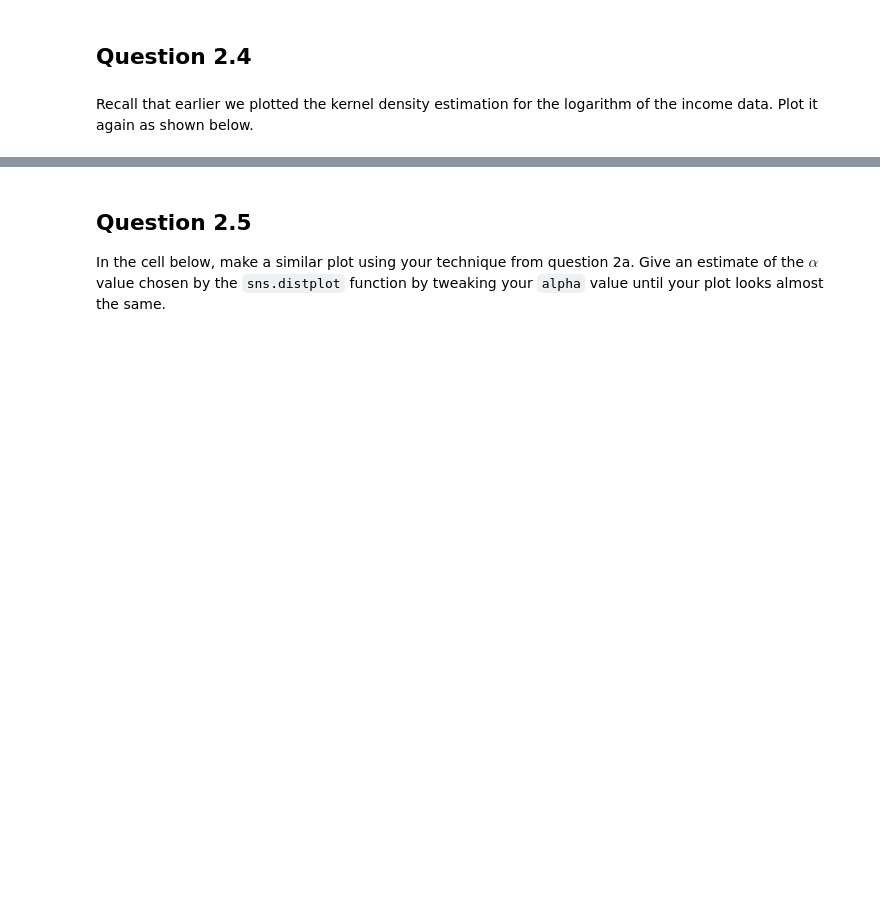
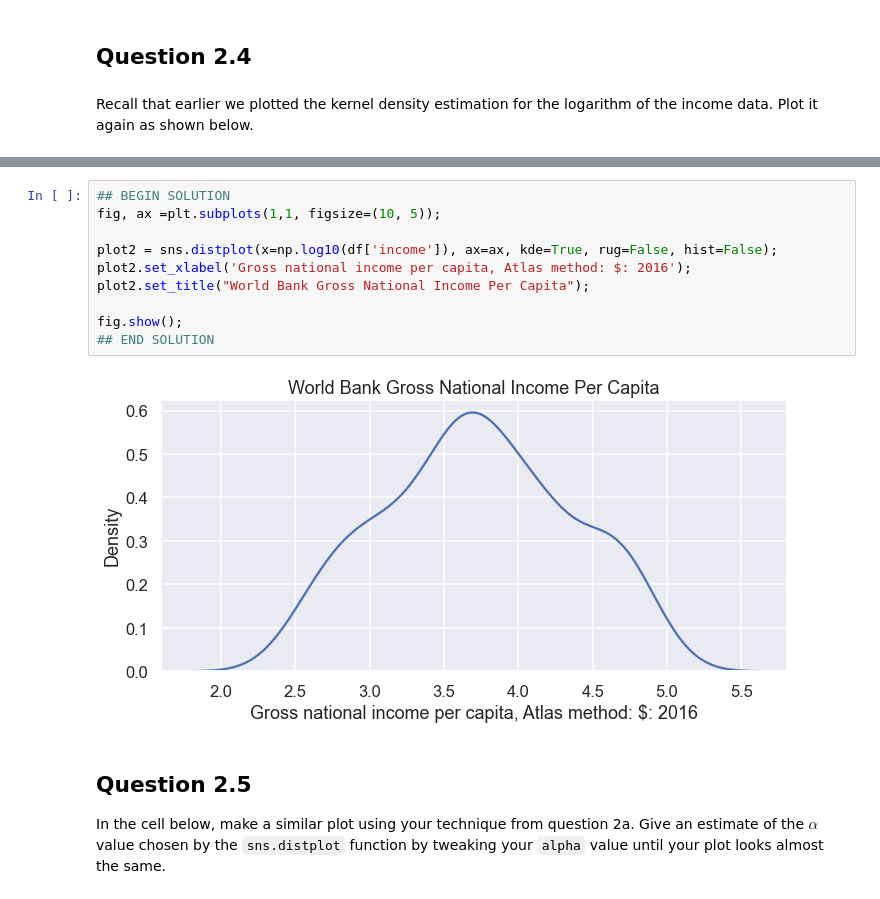
Before and after one commit to JakeTc/DSLabs, a Jupyter notebook: Lab 4/91_jt919_Lab4.ipynb, the cells around one changed output, grey strips where cells are left out. Saved outputs shown, nothing was run; the diff lists cells and outputs as text; blank space fills up the shorter version.

```diff
--- a/Lab 4/91_jt919_Lab4.ipynb
+++ b/Lab 4/91_jt919_Lab4.ipynb
@@ -353,3 +351,15 @@ Recall that earlier we plotted the kernel density estimation for the logarithm o
+# %%
+## BEGIN SOLUTION
+fig, ax =plt.subplots(1,1, figsize=(10, 5));
+
+plot2 = sns.distplot(x=np.log10(df['income']), ax=ax, kde=True, rug=False, hist=False);
+plot2.set_xlabel('Gross national income per capita, Atlas method: $: 2016');
+plot2.set_title("World Bank Gross National Income Per Capita");
+
+fig.show();
+## END SOLUTION
+# %% [output]
+[figure, added]
 # %% [markdown]
 ## Question 2.5
 In the cell below, make a similar plot using your technique from question 2a. Give an estimate of the $\alpha$ value chosen by the `sns.distplot` function by tweaking your `alpha` value until your plot looks almost the same.
```
Also changed, not shown: parts of 17 cells of this notebook.
